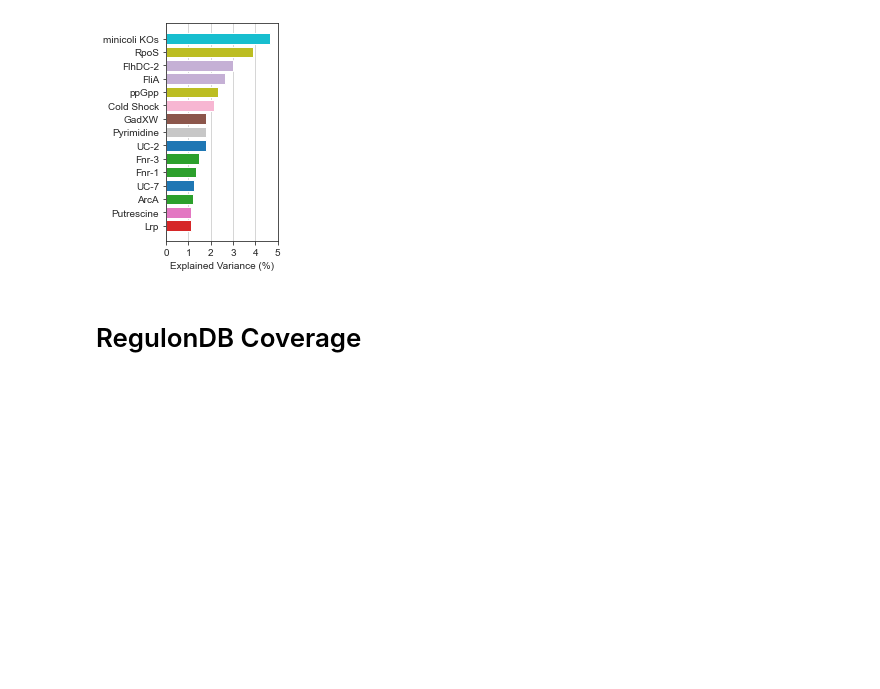
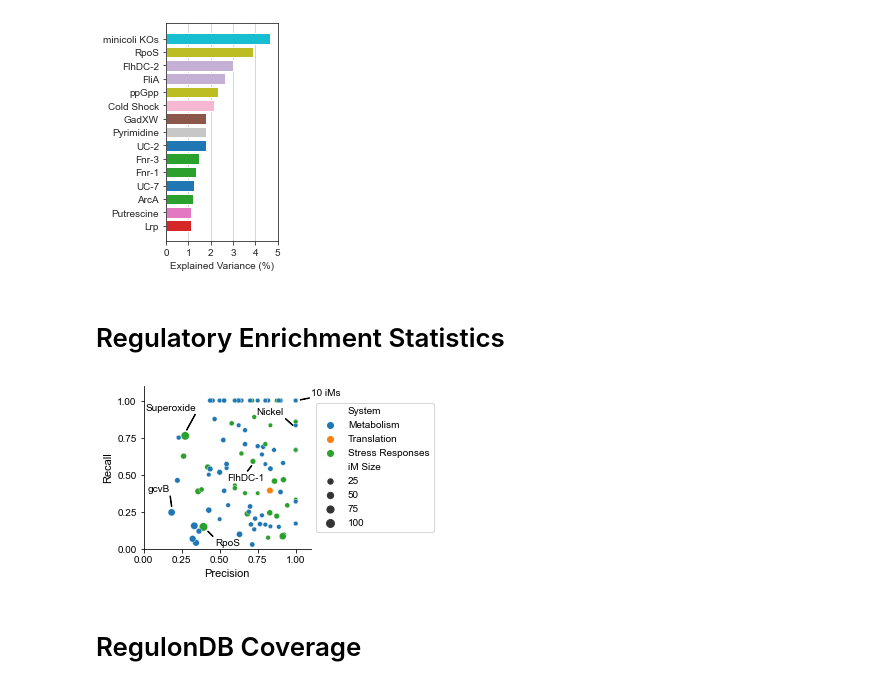
Before and after one commit to SBRG/precise1k, a Jupyter notebook: notebooks/precise1k/fig__summarize_imodulons.ipynb, the cells around one changed output. Cells and saved outputs as stored; diff of their text form; code cells hidden in the pictures; blank space fills up the shorter version.

Commit message:
Add enrichment and multi im analyses/figs

```diff
--- a/notebooks/precise1k/fig__summarize_imodulons.ipynb
+++ b/notebooks/precise1k/fig__summarize_imodulons.ipynb
@@ -153,6 +153,39 @@ plt.savefig(os.path.join(FIG_PATH, 'high_variance_iMs.svg'), bbox_inches='tight'
 plt.savefig(os.path.join(FIG_PATH, 'high_variance_iMs.png'), bbox_inches='tight', dpi=400)
 # %% [output]
 [figure]
+# %% [markdown]
+# Regulatory Enrichment Statistics
+# %%
+reg_im_table = ica_data.imodulon_table[ica_data.imodulon_table['enrichment_category'] == 'Regulatory'].copy()
+reg_im_table = reg_im_table.rename(columns={'imodulon_size': 'iM Size', 'system_category': 'System'})
+
+_, ax = plt.subplots(figsize=(3, 3))
+
+sns.scatterplot(x='precision', y='recall', size='iM Size', data=reg_im_table, hue='System')
+
+ax.set_xticks(np.arange(0, 1.1, 0.25))
+ax.set_yticks(np.arange(0, 1.1, 0.25))
+ax.set_xlim(0, 1.1)
+ax.set_ylim(0, 1.1)
+
+ax.annotate('10 iMs', xy=(1.03, 1.005), xytext=(1.2, 1.05), arrowprops={'headwidth': 0, 'width': 0.5, 'headlength': 0.1}, ha='center', va='center')
+ax.annotate('Superoxide', xy=(0.283504, 0.801905), xytext=(0.18, 0.95), arrowprops={'headwidth': 0, 'width': 0.5, 'headlength': 0.1}, ha='center', va='center')
+ax.annotate('gcvB', xy=(0.184211, 0.285614), xytext=(0.1, 0.4), arrowprops={'headwidth': 0, 'width': 0.5, 'headlength': 0.1}, ha='center', va='center')
+ax.annotate('RpoS', xy=(0.423443, 0.117692), xytext=(0.55, 0.04), arrowprops={'headwidth': 0, 'width': 0.5, 'headlength': 0.1}, ha='center', va='center')
+ax.annotate('Nickel', xy=(0.98, 0.833333), xytext=(0.92, 0.92), arrowprops={'headwidth': 0, 'width': 0.5, 'headlength': 0.1}, ha='right', va='center')
+ax.annotate('FlhDC-1', xy=(0.71, 0.559744), xytext=(0.55, 0.48), arrowprops={'headwidth': 0, 'width': 0.5, 'headlength': 0.1}, ha='left', va='center')
+
+for s_loc, s in ax.spines.items():
+    if s_loc in ['top', 'right']:
+        s.set_visible(False)
+
+ax.legend(loc='center left', bbox_to_anchor=(1, 0.5))
+ax.set_xlabel('Precision', fontsize=11)
+ax.set_ylabel('Recall', fontsize=11)
+plt.savefig(os.path.join(FIG_PATH, 'enrichment_stats.svg'), dpi=400, bbox_inches='tight')
+plt.savefig(os.path.join(FIG_PATH, 'enrichment_stats.png'), dpi=400, bbox_inches='tight')
+# %% [output]
+[figure, added]
 # %% [markdown]
 # RegulonDB Coverage
 # %%
```
Also changed, not shown: parts of 8 cells of this notebook, 7 other files.
